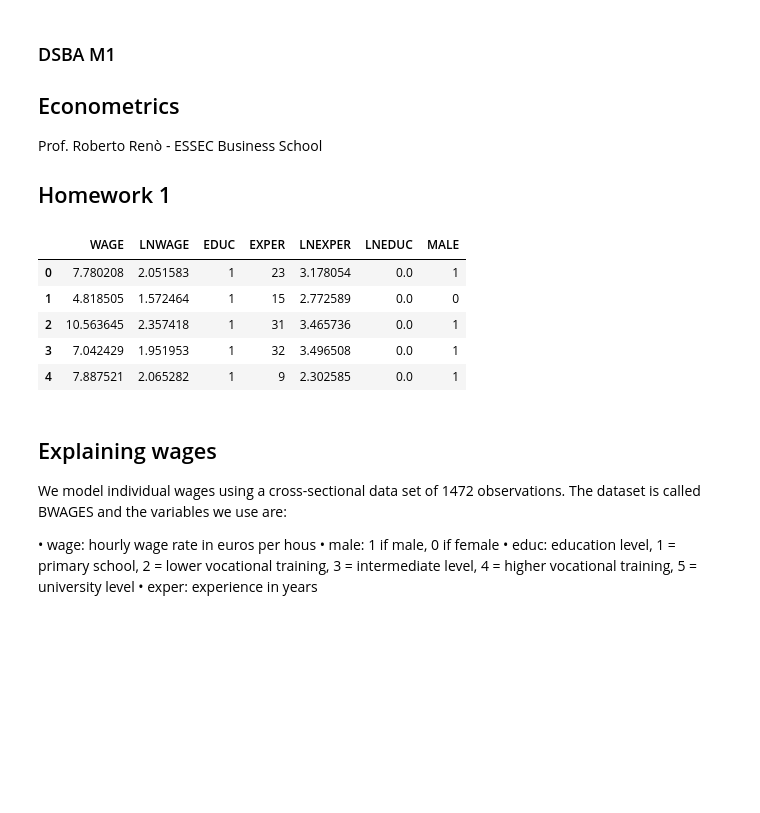
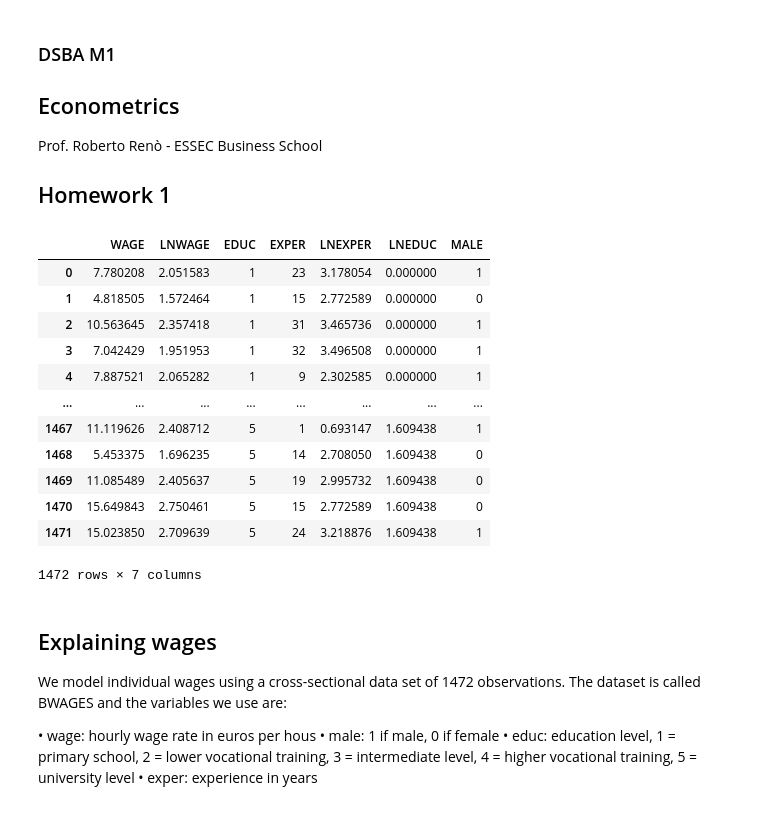
Before and after one commit to tristan-bailly/Econometrics_HW1, a Jupyter notebook: Homework_1_DSBA.ipynb, the cells around one changed output. Cells and saved outputs as stored; diff of their text form; code cells hidden in the pictures; blank space fills up the shorter version.

```diff
--- a/Homework_1_DSBA.ipynb
+++ b/Homework_1_DSBA.ipynb
@@ -11,14 +11,21 @@ import pandas as pd
 data_in = ""
 data = pd.read_csv(data_in + "bwages.csv")
 # %%
-data.head()
+data
 # %% [output]
 |  | WAGE | LNWAGE | EDUC | EXPER | LNEXPER | LNEDUC | MALE |
-| 0 | 7.780208 | 2.051583 | 1 | 23 | 3.178054 | 0.0 | 1 |
-| 1 | 4.818505 | 1.572464 | 1 | 15 | 2.772589 | 0.0 | 0 |
-| 2 | 10.563645 | 2.357418 | 1 | 31 | 3.465736 | 0.0 | 1 |
-| 3 | 7.042429 | 1.951953 | 1 | 32 | 3.496508 | 0.0 | 1 |
-| 4 | 7.887521 | 2.065282 | 1 | 9 | 2.302585 | 0.0 | 1 |
+| 0 | 7.780208 | 2.051583 | 1 | 23 | 3.178054 | 0.000000 | 1 |
+| 1 | 4.818505 | 1.572464 | 1 | 15 | 2.772589 | 0.000000 | 0 |
+| 2 | 10.563645 | 2.357418 | 1 | 31 | 3.465736 | 0.000000 | 1 |
+| 3 | 7.042429 | 1.951953 | 1 | 32 | 3.496508 | 0.000000 | 1 |
+| 4 | 7.887521 | 2.065282 | 1 | 9 | 2.302585 | 0.000000 | 1 |
+| ... | ... | ... | ... | ... | ... | ... | ... |
+| 1467 | 11.119626 | 2.408712 | 5 | 1 | 0.693147 | 1.609438 | 1 |
+| 1468 | 5.453375 | 1.696235 | 5 | 14 | 2.708050 | 1.609438 | 0 |
+| 1469 | 11.085489 | 2.405637 | 5 | 19 | 2.995732 | 1.609438 | 0 |
+| 1470 | 15.649843 | 2.750461 | 5 | 15 | 2.772589 | 1.609438 | 0 |
+| 1471 | 15.023850 | 2.709639 | 5 | 24 | 3.218876 | 1.609438 | 1 |
+1472 rows × 7 columns
 # %% [markdown]
 ## Explaining wages
 
```
Also changed, not shown: parts of 18 cells of this notebook.
